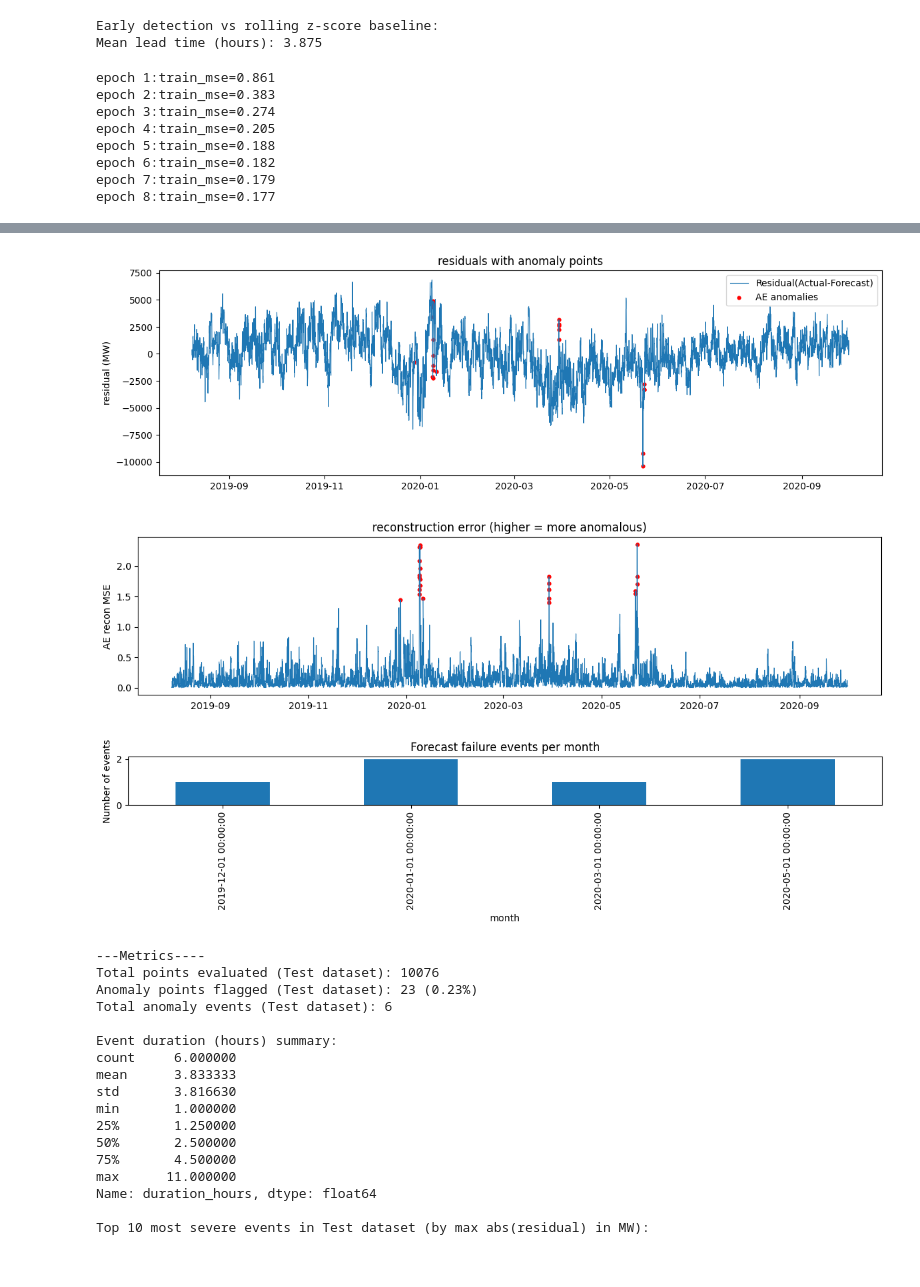
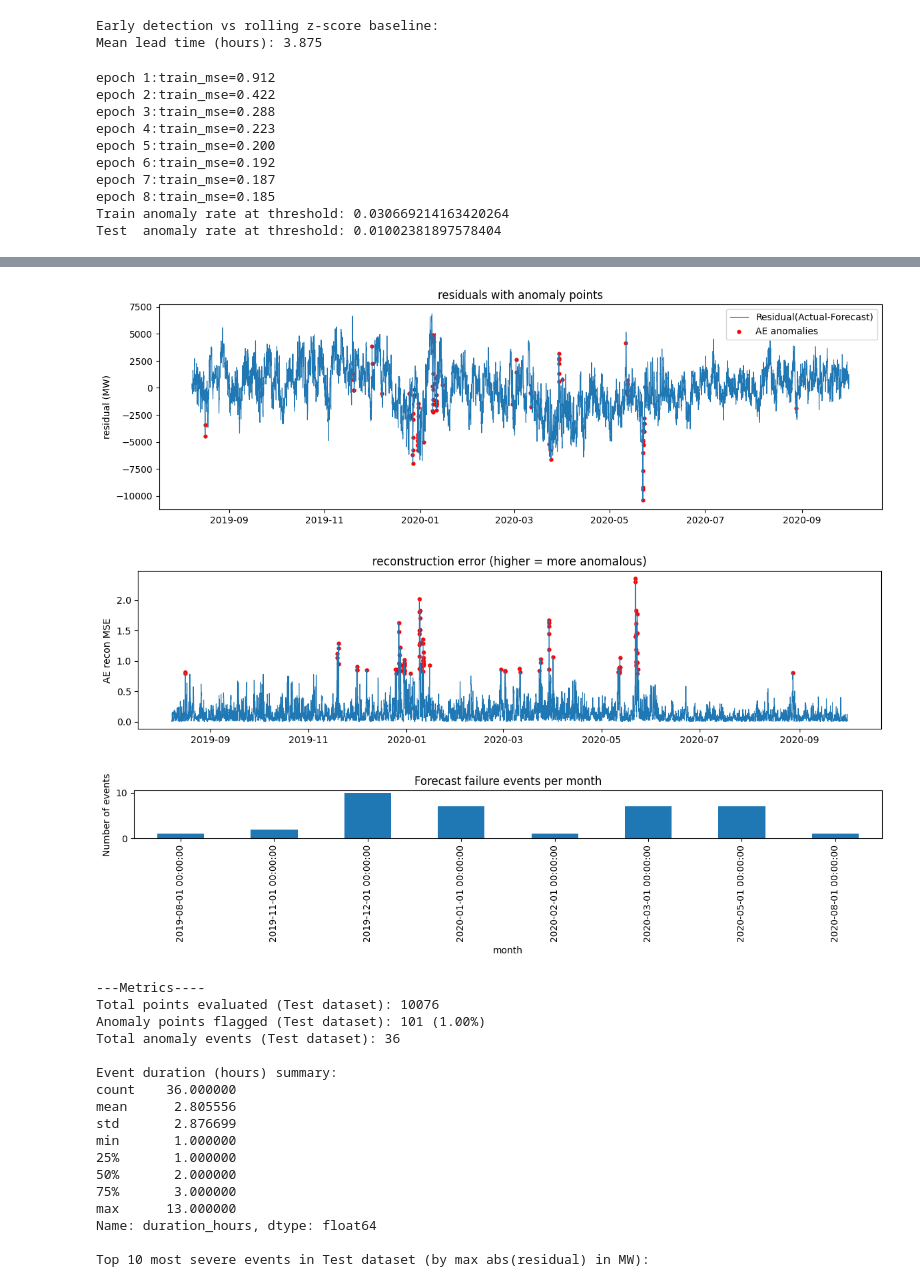
Before and after one commit to shubhambansal11-code/OPSD_Anomaly_Detection, a Jupyter notebook: notebooks/data_eda.ipynb, the cells around one changed output, grey strips where cells are left out. Drawn from its saved outputs; the diff is of its cells as text; code cells hidden in the pictures.

Commit message:
Run diagonistic tests

```diff
--- a/notebooks/data_eda.ipynb
+++ b/notebooks/data_eda.ipynb
@@ -507,7 +507,7 @@ class AE(nn.Module):
         #super().init()
         super().__init__()
         self.net = nn.Sequential(nn.Linear(d, 8),nn.ReLU(),nn.Linear(8, 2),nn.ReLU(), nn.Linear(2, 8),
-            nn.ReLU(), # bottleneck=2 foces strong compression..
+            nn.ReLU(), # bottleneck=2 foces strong compression.. have tried running with increased bottleneck, it increases traced anamolous points
             nn.Linear(8, d),)
     #fwd pass
     def forward(self, x):
@@ -551,7 +551,8 @@ train_err=np.mean((tr_recon-X_train)** 2, axis=1)
 
 contamination = 0.01  #match Isolation Forest setting
 #Need to reconsider this threshold!!
-thr = float(np.quantile(train_err, 1-contamination))
+#thr = float(np.quantile(train_err, 1-contamination)) #threshold on test..
+thr = float(np.quantile(scores.values, 1-contamination)) # for fair comparison with iso forests
 is_anom=(scores > thr).astype(int).rename("is_anomaly_ae")
 
 ##point anamolies mapped to events###
@@ -559,6 +560,9 @@ events_df=pd.DataFrame({"residual": residual.reindex(scores.index),"ae_score": s
 
 gap_tolerance_hours=2
 anom_times=events_df.index[events_df["is_anomaly_ae"] == 1]
+
+print("Train anomaly rate at threshold:", (train_err > thr).mean())
+print("Test  anomaly rate at threshold:", (scores.values > thr).mean())
 
 if len(anom_times)==0:
     print("No anomalies detected. Try higher contamination!")
@@ -670,12 +674,14 @@ else:
     #print("\nEarly detection vs rolling z-score baseline:")
     #print(f"Mean lead time (hours): {early_detection_mean_hours}")
 # %% [output]
-epoch 1:train_mse=0.861
-epoch 2:train_mse=0.383
-epoch 3:train_mse=0.274
-epoch 4:train_mse=0.205
-epoch 5:train_mse=0.188
-epoch 6:train_mse=0.182
-epoch 7:train_mse=0.179
-epoch 8:train_mse=0.177
+epoch 1:train_mse=0.912
+epoch 2:train_mse=0.422
+epoch 3:train_mse=0.288
+epoch 4:train_mse=0.223
+epoch 5:train_mse=0.200
+epoch 6:train_mse=0.192
+epoch 7:train_mse=0.187
+epoch 8:train_mse=0.185
+Train anomaly rate at threshold: 0.030669214163420264
+Test  anomaly rate at threshold: 0.01002381897578404
 |  | start_time | end_time | duration_hours | max_abs_residual_MW | mean_abs_residual_MW | max_score |
@@ -687,20 +693,20 @@ epoch 8:train_mse=0.177
-[figure, old version]
+[figure, new version]
-[figure, old version]
+[figure, new version]
-[figure, old version]
+[figure, new version]
 ---Metrics----
 Total points evaluated (Test dataset): 10076
-Anomaly points flagged (Test dataset): 23 (0.23%)
-Total anomaly events (Test dataset): 6
+Anomaly points flagged (Test dataset): 101 (1.00%)
+Total anomaly events (Test dataset): 36
 
 Event duration (hours) summary:
-count     6.000000
-mean      3.833333
-std       3.816630
+count    36.000000
+mean      2.805556
+std       2.876699
 min       1.000000
-25%       1.250000
-50%       2.500000
-75%       4.500000
-max      11.000000
+25%       1.000000
+50%       2.000000
+75%       3.000000
+max      13.000000
 Name: duration_hours, dtype: float64
 
 Top 10 most severe events in Test dataset (by max abs(residual) in MW):
```
Also changed, not shown: parts of 1 cell of this notebook.
